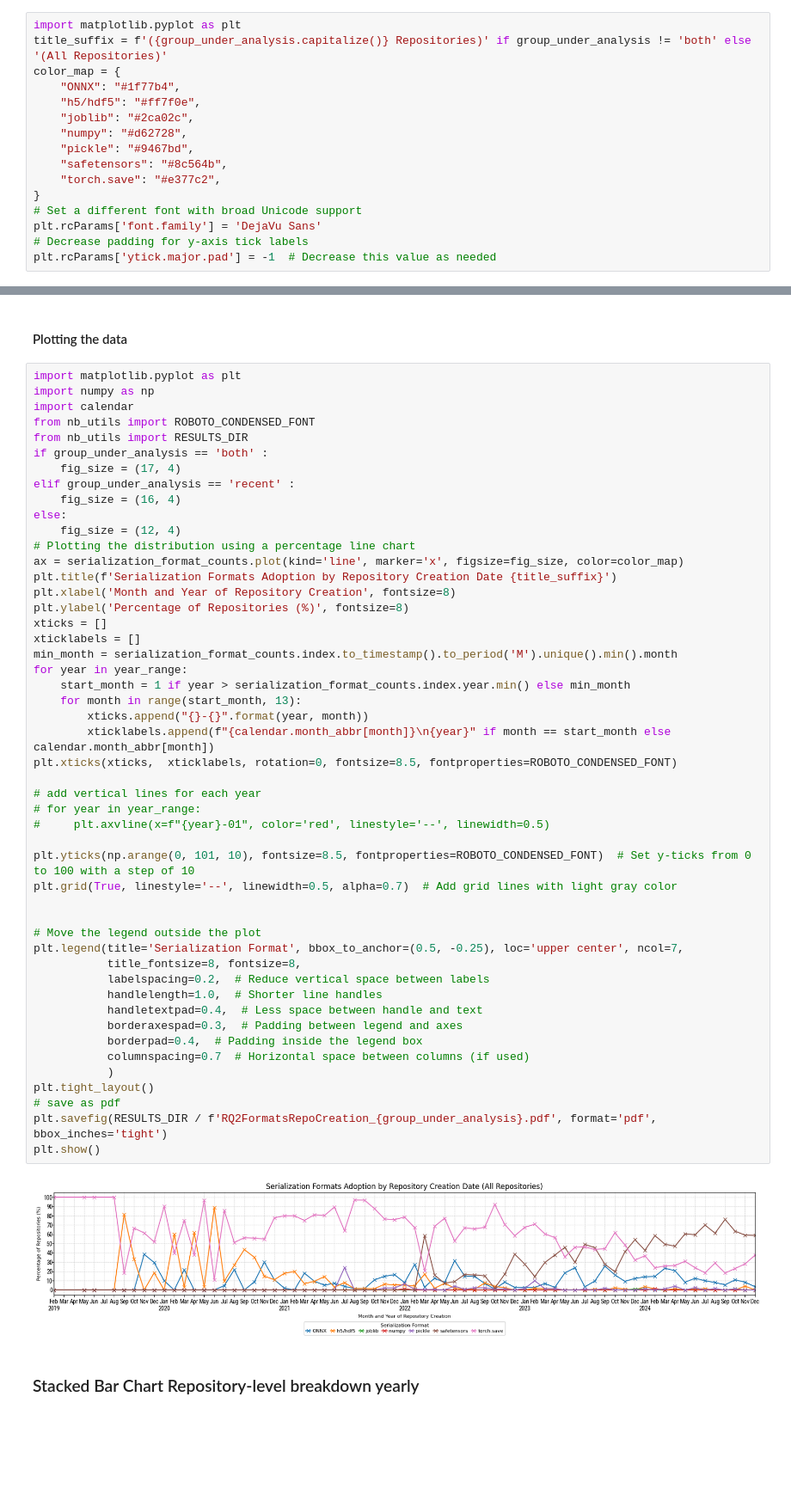
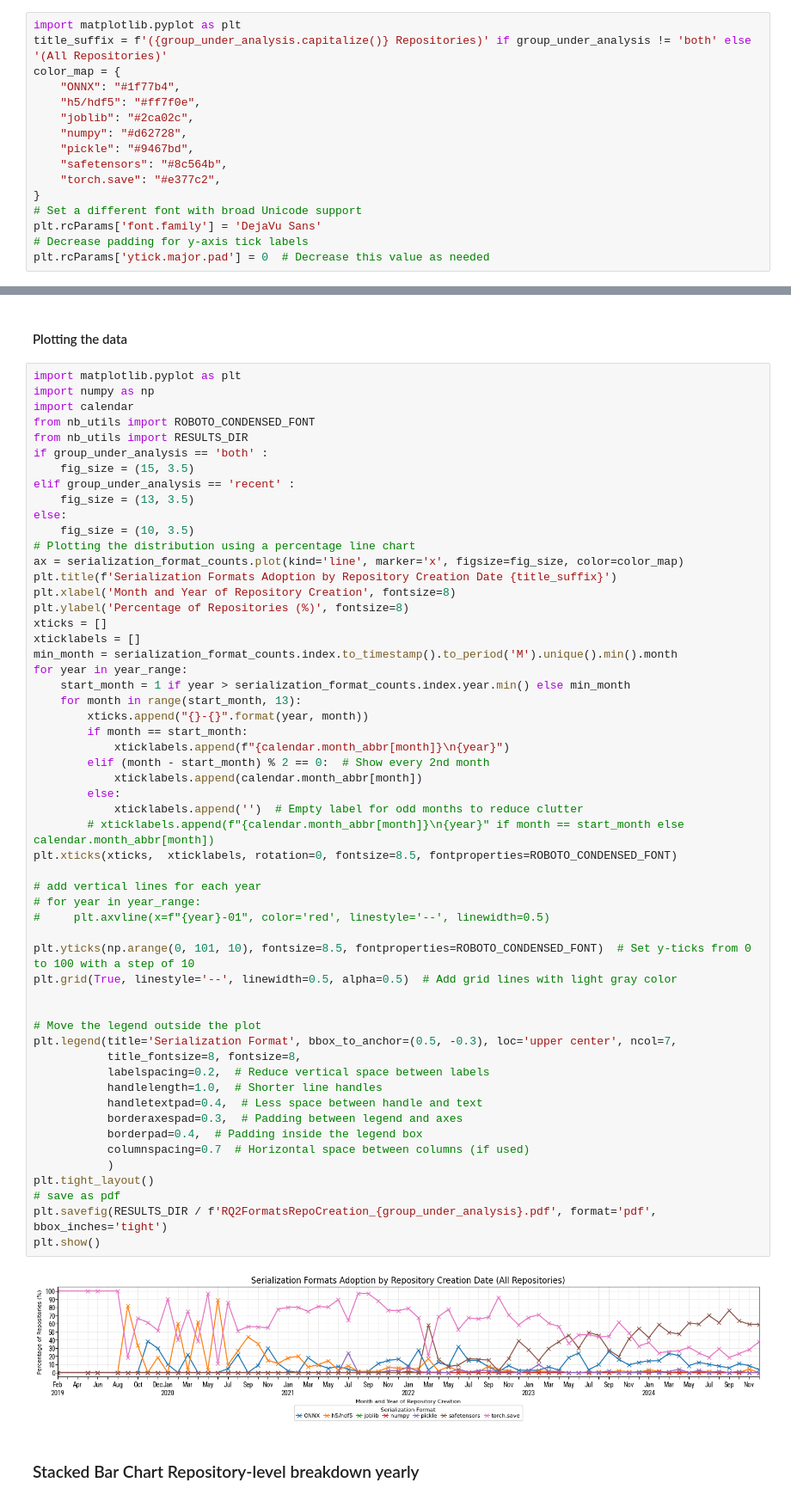
Before and after one commit to s2e-lab/model-evolution, a Jupyter notebook: scripts/notebooks/rq2_analysis.ipynb, the cells around one changed output, grey strips where cells are left out. Shown at 86% size. Cells and saved outputs as stored; diff of their text form; blank space fills up the shorter version.

Commit message:
Added updates with minor touch ups to charts

```diff
--- a/scripts/notebooks/rq2_analysis.ipynb
+++ b/scripts/notebooks/rq2_analysis.ipynb
@@ -54,7 +54,7 @@ color_map = {
 # Set a different font with broad Unicode support
 plt.rcParams['font.family'] = 'DejaVu Sans'
 # Decrease padding for y-axis tick labels
-plt.rcParams['ytick.major.pad'] = -1  # Decrease this value as needed
+plt.rcParams['ytick.major.pad'] = 0  # Decrease this value as needed
 # %% [markdown]
 ### Line Chart Repository-level breakdown
 Step by step:
@@ -112,11 +112,11 @@ import calendar
 from nb_utils import ROBOTO_CONDENSED_FONT
 from nb_utils import RESULTS_DIR
 if group_under_analysis == 'both' :
-    fig_size = (17, 4)
+    fig_size = (15, 3.5)
 elif group_under_analysis == 'recent' :
-    fig_size = (16, 4)
+    fig_size = (13, 3.5)
 else:
-    fig_size = (12, 4)
+    fig_size = (10, 3.5)
 # Plotting the distribution using a percentage line chart
 ax = serialization_format_counts.plot(kind='line', marker='x', figsize=fig_size, color=color_map)
 plt.title(f'Serialization Formats Adoption by Repository Creation Date {title_suffix}')
@@ -125,37 +125,43 @@ plt.ylabel('Percentage of Repositories (%)', fontsize=8)
 xticks = []
 xticklabels = []
 min_month = serialization_format_counts.index.to_timestamp().to_period('M').unique().min().month
 for year in year_range:
     start_month = 1 if year > serialization_format_counts.index.year.min() else min_month
     for month in range(start_month, 13):
         xticks.append("{}-{}".format(year, month))
-        xticklabels.append(f"{calendar.month_abbr[month]}\n{year}" if month == start_month else calendar.month_abbr[month])
+        if month == start_month:
+            xticklabels.append(f"{calendar.month_abbr[month]}\n{year}")
+        elif (month - start_month) % 2 == 0:  # Show every 2nd month
+            xticklabels.append(calendar.month_abbr[month])
+        else:
+            xticklabels.append('')  # Empty label for odd months to reduce clutter
+        # xticklabels.append(f"{calendar.month_abbr[month]}\n{year}" if month == start_month else calendar.month_abbr[month])
 plt.xticks(xticks,  xticklabels, rotation=0, fontsize=8.5, fontproperties=ROBOTO_CONDENSED_FONT)
 
 # add vertical lines for each year
 # for year in year_range:
 #     plt.axvline(x=f"{year}-01", color='red', linestyle='--', linewidth=0.5)
 
 plt.yticks(np.arange(0, 101, 10), fontsize=8.5, fontproperties=ROBOTO_CONDENSED_FONT)  # Set y-ticks from 0 to 100 with a step of 10
-plt.grid(True, linestyle='--', linewidth=0.5, alpha=0.7)  # Add grid lines with light gray color
+plt.grid(True, linestyle='--', linewidth=0.5, alpha=0.5)  # Add grid lines with light gray color
 
 
 # Move the legend outside the plot
-plt.legend(title='Serialization Format', bbox_to_anchor=(0.5, -0.25), loc='upper center', ncol=7,
+plt.legend(title='Serialization Format', bbox_to_anchor=(0.5, -0.3), loc='upper center', ncol=7,
            title_fontsize=8, fontsize=8,
            labelspacing=0.2,  # Reduce vertical space between labels
            handlelength=1.0,  # Shorter line handles
            handletextpad=0.4,  # Less space between handle and text
            borderaxespad=0.3,  # Padding between legend and axes
            borderpad=0.4,  # Padding inside the legend box
            columnspacing=0.7  # Horizontal space between columns (if used)
            )
 plt.tight_layout()
 # save as pdf
 plt.savefig(RESULTS_DIR / f'RQ2FormatsRepoCreation_{group_under_analysis}.pdf', format='pdf', bbox_inches='tight')
 plt.show()
 # %% [output]
-[figure, old version]
+[figure, new version]
 # %% [markdown]
 ### Stacked Bar Chart Repository-level breakdown yearly
 # %% [markdown]
```
Also changed, not shown: 16 other files.
